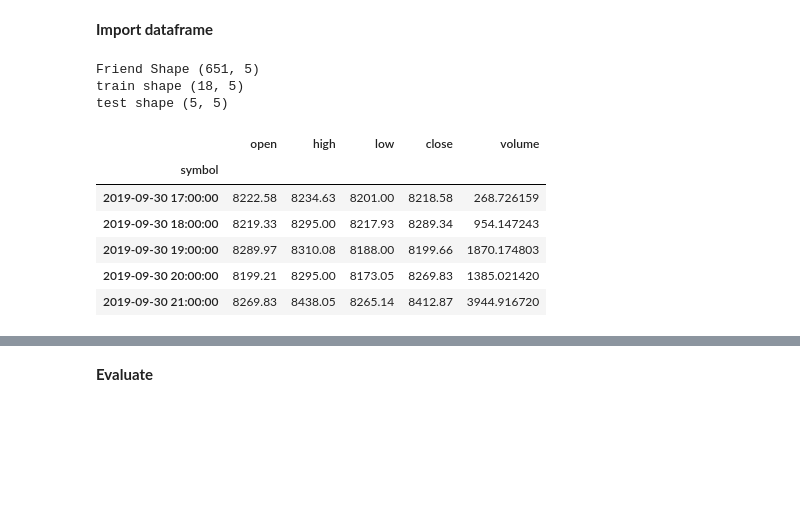
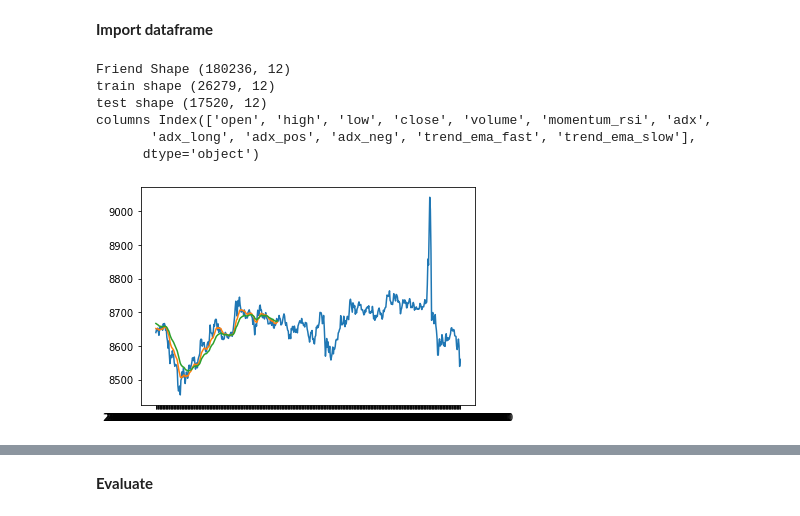
Before and after one commit to luyh/trader, a Jupyter notebook: Tensortrade Agent Trainer.ipynb, the cells around one changed output, grey strips where cells are left out. Cells and saved outputs as stored; diff of their text form; code cells hidden in the pictures; blank space fills up the shorter version.

```diff
--- a/Tensortrade Agent Trainer.ipynb
+++ b/Tensortrade Agent Trainer.ipynb
@@ -75,35 +37,50 @@ sys.path
 # %% [markdown]
 **Import dataframe**
 # %%
+
+data_file ='./data/processed/binance/btc_usdt_1h.csv'
+df = pd.read_csv(data_file, index_col=[0])
+
+
 # number of days we want to pull from the dataframe
-days_of_data = 1
+days_of_data = 365
 
 # number of data frames (our DF is in 1h timesteps)
-frames = days_of_data * 24
-train_test_percentage = 0.2
+frames = days_of_data * 24 * 5
+# frames = len(df)
+train_test_percentage = 0.4
 
 x_train = int(frames * (1 - train_test_percentage))
 x_test = int(frames - x_train)
+
+df_train = df[-frames:(-x_test - 1)]
+df_test = df[-x_test:]
+print("Friend Shape", df.shape)
+print('train shape', df_train.shape)
+print('test shape', df_test.shape)
+print('columns', df.columns)
+# %% [output]
+Friend Shape (180236, 12)
+train shape (26279, 12)
+test shape (17520, 12)
+columns Index(['open', 'high', 'low', 'close', 'volume', 'momentum_rsi', 'adx',
+       'adx_long', 'adx_pos', 'adx_neg', 'trend_ema_fast', 'trend_ema_slow'],
+      dtype='object')
-# %%
-data_file ='./data/processed/binance/btc_usdt_1h.csv'
-df = pd.read_csv(data_file, index_col=[0])
-
-df_train = df[-frames:(-x_test - 1)]
-df_test = df[-x_test:]
-print("Friend Shape", df.shape)
-print('train shape', df_train.shape)
-print('test shape', df_test.shape)
-df.head()
-# %% [output]
-Friend Shape (651, 5)
-train shape (18, 5)
-test shape (5, 5)
-|  | open | high | low | close | volume |
-| symbol |  |  |  |  |  |
-| 2019-09-30 17:00:00 | 8222.58 | 8234.63 | 8201.00 | 8218.58 | 268.726159 |
-| 2019-09-30 18:00:00 | 8219.33 | 8295.00 | 8217.93 | 8289.34 | 954.147243 |
-| 2019-09-30 19:00:00 | 8289.97 | 8310.08 | 8188.00 | 8199.66 | 1870.174803 |
-| 2019-09-30 20:00:00 | 8199.21 | 8295.00 | 8173.05 | 8269.83 | 1385.021420 |
-| 2019-09-30 21:00:00 | 8269.83 | 8438.05 | 8265.14 | 8412.87 | 3944.916720 |
+# %%
+import matplotlib.pyplot as plt
+
+# plt.subplot(221)
+plt.plot(df_train[:500]['close'])
+plt.plot(df_train[:200]['trend_ema_fast'])
+plt.plot(df_train[:200]['trend_ema_slow'])
+
+# plt.subplot(222)
+# plt.plot(df_test[:200]['close'])
+# plt.plot(df_test[:200]['trend_ema_fast'])
+# plt.plot(df_test[:200]['trend_ema_slow'])
+
+plt.show()
+# %% [output]
+[figure, added]
 # %%
 from neat_trading_strategy import NeatTradingStrategy as TradingStrategy
```
Also changed, not shown: parts of 21 cells of this notebook, 19 other files.
